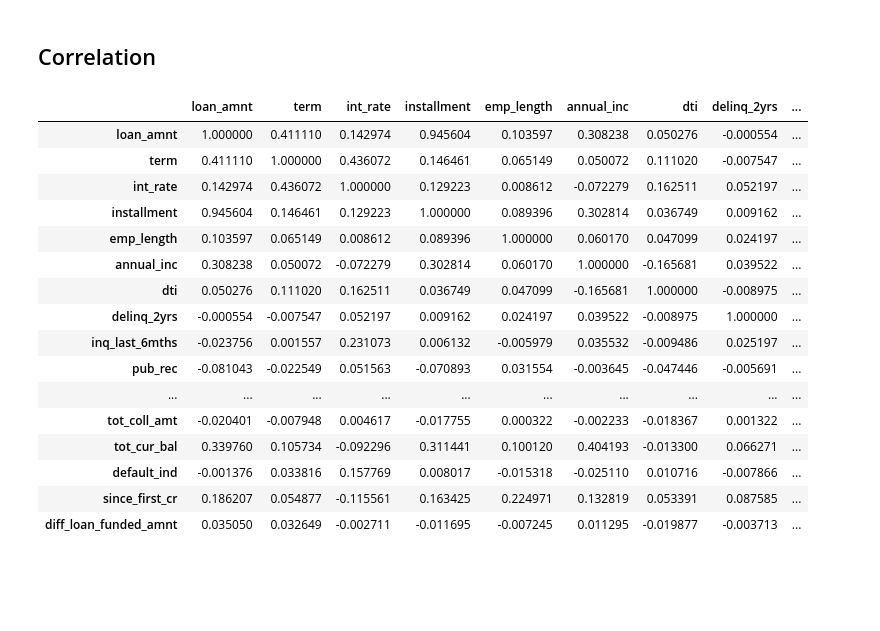
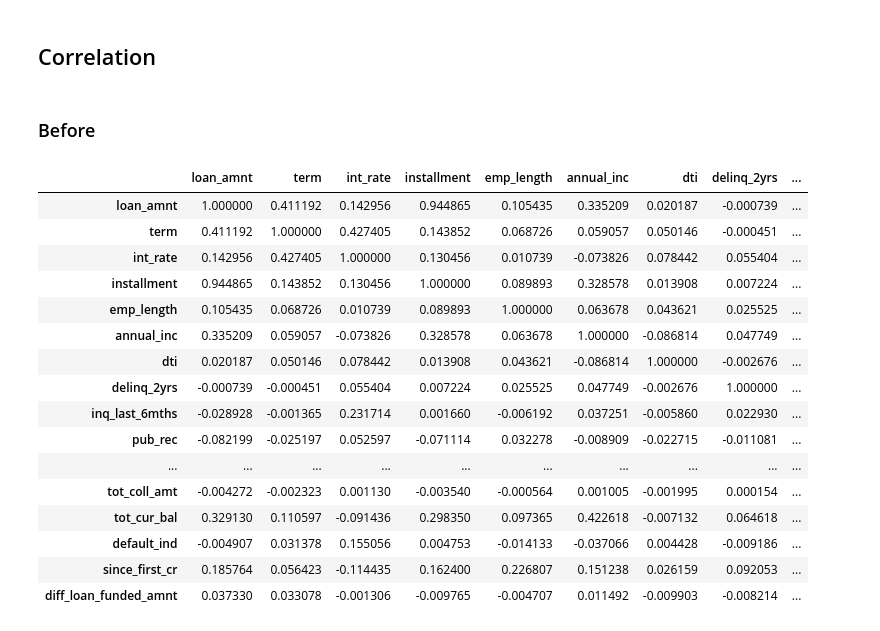
Before and after one commit to 2dukes/PROJ_IART_2021, a Jupyter notebook: proj2/CreditRisk.ipynb, the cells around one changed output. Cells and saved outputs as stored; diff of their text form; code cells hidden in the pictures; blank space fills up the shorter version.

```diff
--- a/proj2/CreditRisk.ipynb
+++ b/proj2/CreditRisk.ipynb
@@ -331,25 +339,27 @@ testDf.to_csv('test1.csv')
 "\ndf = pd.read_csv('./AfterKNNImputer.csv', index_col=0)\n\nz = np.abs(stats.zscore(df.select_dtypes(exclude=['object', 'bool'])))\n\ndf.to_csv('original.csv')\n#testDf = df.select_dtypes(exclude=['o ...
 # %% [markdown]
 ## Correlation
+# %% [markdown]
+### Before
 # %%
-df = pd.read_csv('./afterSampling.csv', index_col=0)
+df = read_and_convert('./afterConverting.csv')
 corr = df.corr()
 corr.style.background_gradient(cmap='coolwarm')
 # %% [output]
 |  | loan_amnt | term | int_rate | installment | emp_length | annual_inc | dti | delinq_2yrs | ... |
-| loan_amnt | 1.000000 | 0.411110 | 0.142974 | 0.945604 | 0.103597 | 0.308238 | 0.050276 | -0.000554 | ... |
-| term | 0.411110 | 1.000000 | 0.436072 | 0.146461 | 0.065149 | 0.050072 | 0.111020 | -0.007547 | ... |
-| int_rate | 0.142974 | 0.436072 | 1.000000 | 0.129223 | 0.008612 | -0.072279 | 0.162511 | 0.052197 | ... |
-| installment | 0.945604 | 0.146461 | 0.129223 | 1.000000 | 0.089396 | 0.302814 | 0.036749 | 0.009162 | ... |
-| emp_length | 0.103597 | 0.065149 | 0.008612 | 0.089396 | 1.000000 | 0.060170 | 0.047099 | 0.024197 | ... |
-| annual_inc | 0.308238 | 0.050072 | -0.072279 | 0.302814 | 0.060170 | 1.000000 | -0.165681 | 0.039522 | ... |
-| dti | 0.050276 | 0.111020 | 0.162511 | 0.036749 | 0.047099 | -0.165681 | 1.000000 | -0.008975 | ... |
-| delinq_2yrs | -0.000554 | -0.007547 | 0.052197 | 0.009162 | 0.024197 | 0.039522 | -0.008975 | 1.000000 | ... |
-| inq_last_6mths | -0.023756 | 0.001557 | 0.231073 | 0.006132 | -0.005979 | 0.035532 | -0.009486 | 0.025197 | ... |
-| pub_rec | -0.081043 | -0.022549 | 0.051563 | -0.070893 | 0.031554 | -0.003645 | -0.047446 | -0.005691 | ... |
+| loan_amnt | 1.000000 | 0.411192 | 0.142956 | 0.944865 | 0.105435 | 0.335209 | 0.020187 | -0.000739 | ... |
+| term | 0.411192 | 1.000000 | 0.427405 | 0.143852 | 0.068726 | 0.059057 | 0.050146 | -0.000451 | ... |
+| int_rate | 0.142956 | 0.427405 | 1.000000 | 0.130456 | 0.010739 | -0.073826 | 0.078442 | 0.055404 | ... |
+| installment | 0.944865 | 0.143852 | 0.130456 | 1.000000 | 0.089893 | 0.328578 | 0.013908 | 0.007224 | ... |
+| emp_length | 0.105435 | 0.068726 | 0.010739 | 0.089893 | 1.000000 | 0.063678 | 0.043621 | 0.025525 | ... |
+| annual_inc | 0.335209 | 0.059057 | -0.073826 | 0.328578 | 0.063678 | 1.000000 | -0.086814 | 0.047749 | ... |
+| dti | 0.020187 | 0.050146 | 0.078442 | 0.013908 | 0.043621 | -0.086814 | 1.000000 | -0.002676 | ... |
+| delinq_2yrs | -0.000739 | -0.000451 | 0.055404 | 0.007224 | 0.025525 | 0.047749 | -0.002676 | 1.000000 | ... |
+| inq_last_6mths | -0.028928 | -0.001365 | 0.231714 | 0.001660 | -0.006192 | 0.037251 | -0.005860 | 0.022930 | ... |
+| pub_rec | -0.082199 | -0.025197 | 0.052597 | -0.071114 | 0.032278 | -0.008909 | -0.022715 | -0.011081 | ... |
 | ... | ... | ... | ... | ... | ... | ... | ... | ... | ... |
-| tot_coll_amt | -0.020401 | -0.007948 | 0.004617 | -0.017755 | 0.000322 | -0.002233 | -0.018367 | 0.001322 | ... |
-| tot_cur_bal | 0.339760 | 0.105734 | -0.092296 | 0.311441 | 0.100120 | 0.404193 | -0.013300 | 0.066271 | ... |
-| default_ind | -0.001376 | 0.033816 | 0.157769 | 0.008017 | -0.015318 | -0.025110 | 0.010716 | -0.007866 | ... |
-| since_first_cr | 0.186207 | 0.054877 | -0.115561 | 0.163425 | 0.224971 | 0.132819 | 0.053391 | 0.087585 | ... |
-| diff_loan_funded_amnt | 0.035050 | 0.032649 | -0.002711 | -0.011695 | -0.007245 | 0.011295 | -0.019877 | -0.003713 | ... |
+| tot_coll_amt | -0.004272 | -0.002323 | 0.001130 | -0.003540 | -0.000564 | 0.001005 | -0.001995 | 0.000154 | ... |
+| tot_cur_bal | 0.329130 | 0.110597 | -0.091436 | 0.298350 | 0.097365 | 0.422618 | -0.007132 | 0.064618 | ... |
+| default_ind | -0.004907 | 0.031378 | 0.155056 | 0.004753 | -0.014133 | -0.037066 | 0.004428 | -0.009186 | ... |
+| since_first_cr | 0.185764 | 0.056423 | -0.114435 | 0.162400 | 0.226807 | 0.151238 | 0.026159 | 0.092053 | ... |
+| diff_loan_funded_amnt | 0.037330 | 0.033078 | -0.001306 | -0.009765 | -0.004707 | 0.011492 | -0.009903 | -0.008214 | ... |
```
Also changed, not shown: parts of 20 cells of this notebook.
